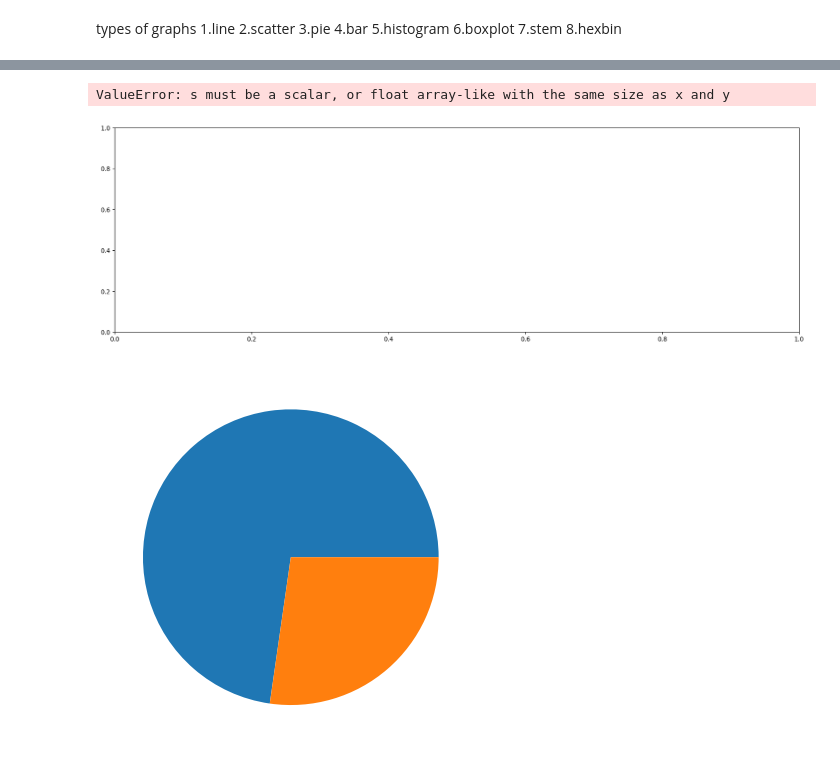
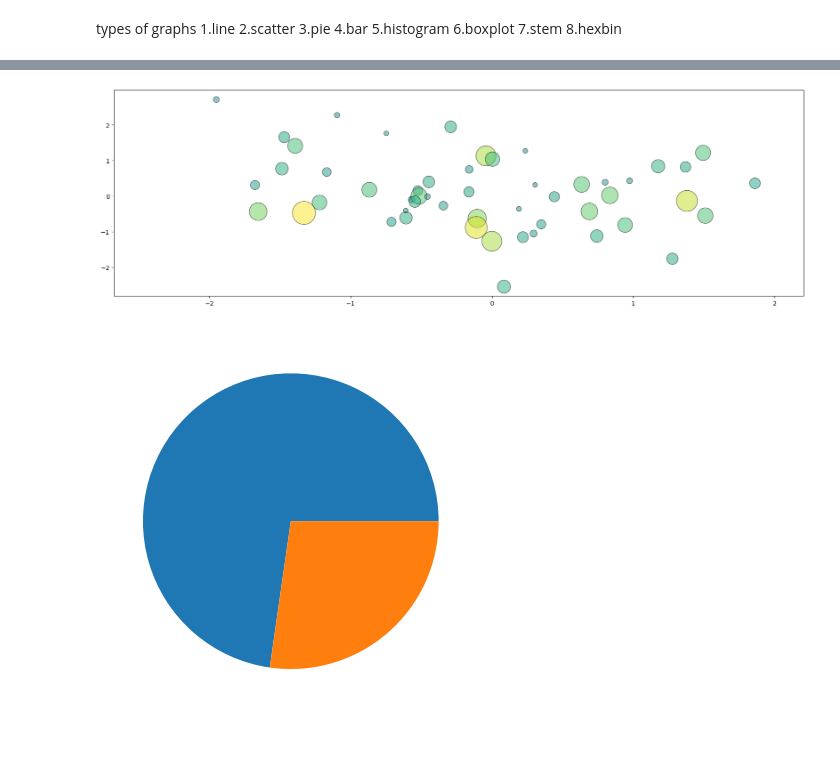
Before and after one commit to vikashchauhan19/vikashchauhan, a Jupyter notebook: data_analysis/visualization.ipynb, the cells around one changed output, grey strips where cells are left out. Cells and saved outputs as stored; diff of their text form; code cells hidden in the pictures.

Commit message:
image_processing

```diff
--- a/data_analysis/visualization.ipynb
+++ b/data_analysis/visualization.ipynb
@@ -87,13 +87,12 @@ plt.show()
 # %%
 fig = plt.figure(figsize=(20,6))
 x = np.random.randn(100)
 y = np.random.randn(100)
-size = np.random.randn(10,100)
-plt.scatter(x, y, marker='o', s=size, c=size, alpha=.5, edgecolors='black', cmap='viridis')
+size = np.random.randn(100)
+plt.scatter(x, y, marker='o', s=size*500, c=size, alpha=.5, edgecolors='black', cmap='viridis')
 plt.show()
 # %% [output]
-ValueError: s must be a scalar, or float array-like with the same size as x and y
-[figure, old version]
+[figure, new version]
 # %%
 gender_count = np.array([120,45])
 plt.pie(gender_count)
```
Also changed, not shown: parts of 2 cells of this notebook, 13 other files.
